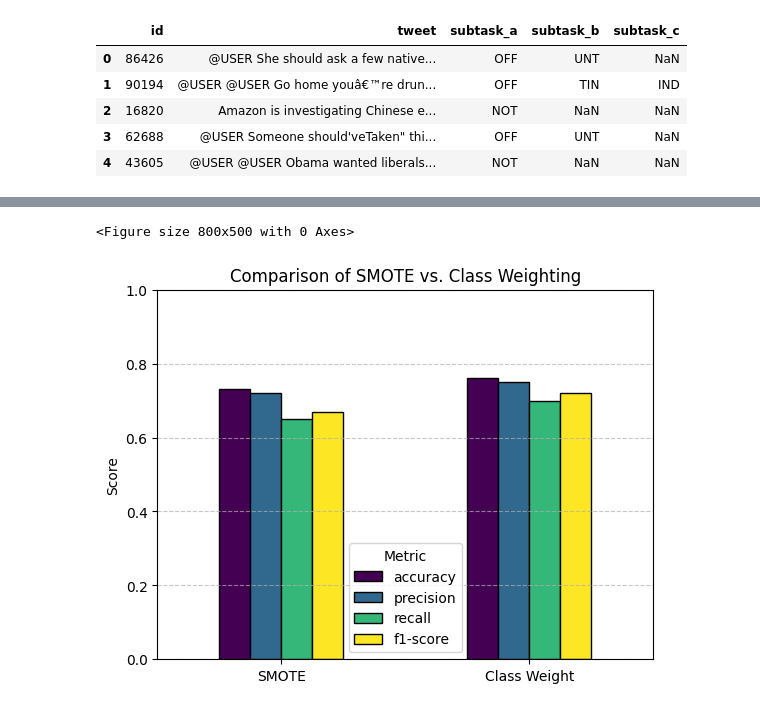
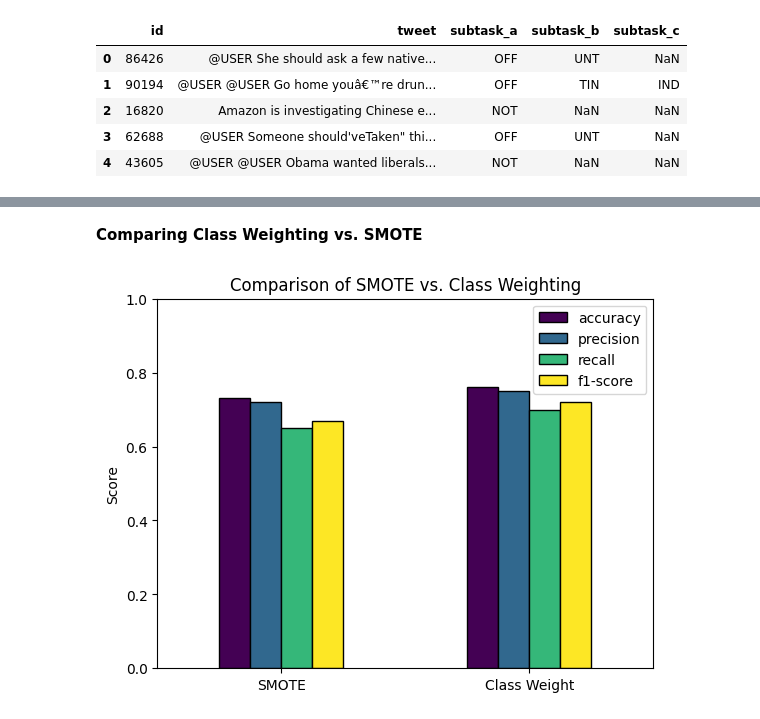
Before and after one commit to victoriyayeotobo/NLP-CW1, a Jupyter notebook: NLP_CW1.ipynb, the cells around one changed output, grey strips where cells are left out. Cells and saved outputs as stored; diff of their text form; code cells hidden in the pictures.

```diff
--- a/NLP_CW1.ipynb
+++ b/NLP_CW1.ipynb
@@ -290,20 +171,15 @@ weighted avg       0.75      0.76      0.74      2647
+# %% [markdown]
+**Comparing Class Weighting vs. SMOTE**
 # %%
-# Updated metrics based on classification reports
-smote_metrics = {'accuracy': 0.73, 'precision': 0.72, 'recall': 0.65, 'f1-score': 0.67}
-class_weight_metrics = {'accuracy': 0.76, 'precision': 0.75, 'recall': 0.70, 'f1-score': 0.72}
-
-# Convert to DataFrame for visualization
-metrics_df = pd.DataFrame([smote_metrics, class_weight_metrics], index=['SMOTE', 'Class Weight'])
-
-# Plot the comparison
-plt.figure(figsize=(8, 5))
+metrics = {
+    "SMOTE": {'accuracy': 0.73, 'precision': 0.72, 'recall': 0.65, 'f1-score': 0.67},
+    "Class Weight": {'accuracy': 0.76, 'precision': 0.75, 'recall': 0.70, 'f1-score': 0.72}
+}
+metrics_df = pd.DataFrame.from_dict(metrics, orient='index')
 metrics_df.plot(kind='bar', rot=0, cmap='viridis', edgecolor='black')
 plt.title('Comparison of SMOTE vs. Class Weighting')
 plt.ylabel('Score')
 plt.ylim(0, 1)
-plt.legend(title='Metric')
-plt.grid(axis='y', linestyle='--', alpha=0.7)
 plt.show()
 # %% [output]
-<Figure size 800x500 with 0 Axes>
-[figure, old version]
+[figure, new version]
```
Also changed, not shown: parts of 28 cells of this notebook.
